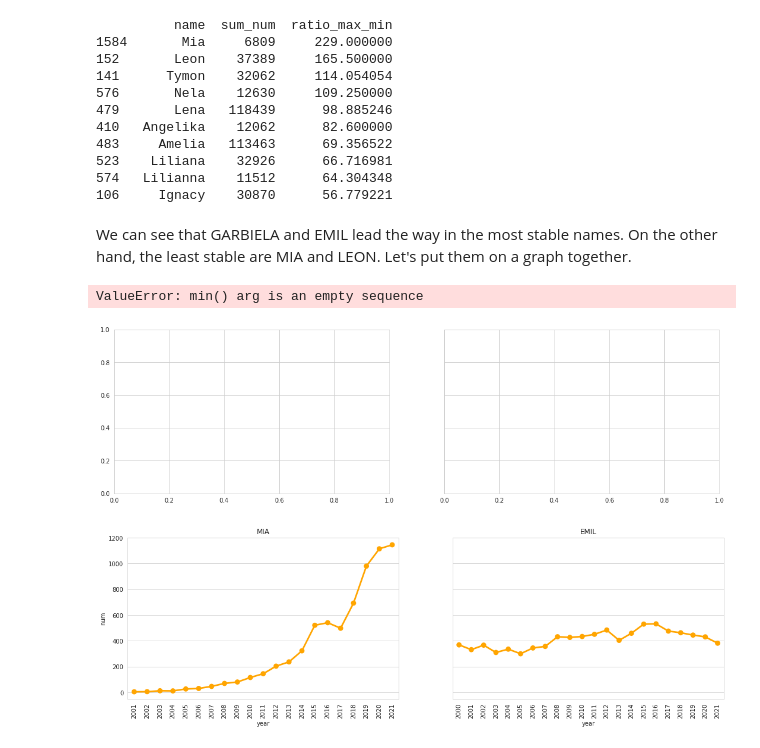
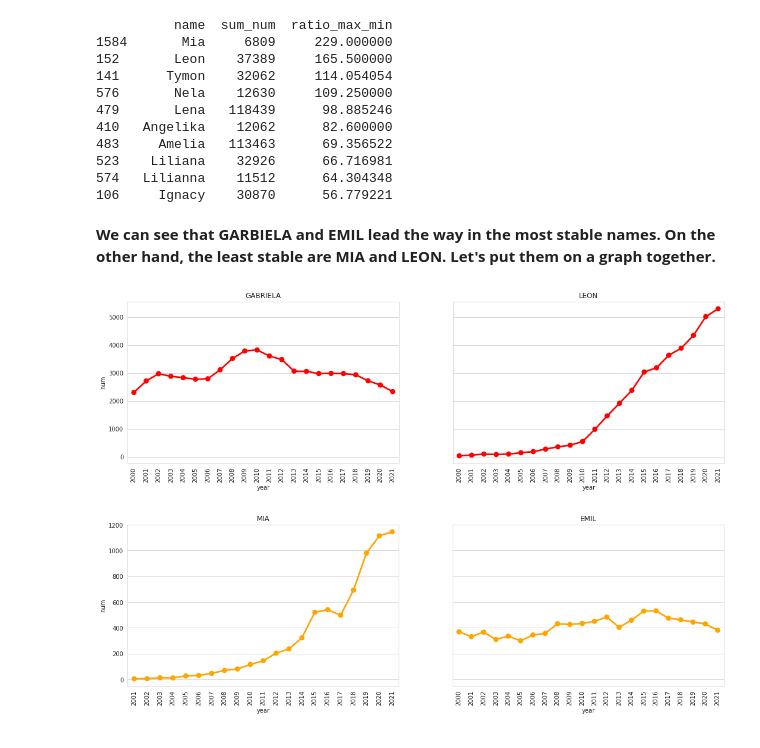
Before and after one commit to lucjanmadej/names_project, a Jupyter notebook: Names.ipynb, the cells around one changed output. Cells and saved outputs as stored; diff of their text form; code cells hidden in the pictures.

Commit message:
Change comments in MOST STABLE AND LEAST STABLE section according to PEP8. Fixed graphs not displaying.

```diff
--- a/Names.ipynb
+++ b/Names.ipynb
@@ -360,7 +360,13 @@ data_julia = names_2000_2021.loc[names_2000_2021['name'] == 'Julia']
 # Create function for subplot creation
 def subplot_func(data1, x1, y1, title1, data2, x2, y2, title2, color):
     '''Creates 2 pointplots with common y axis.
-    Takes following as parameters: data1, x1, y1, title1, data2, x2, y2, title2, color'''
+    Takes following as parameters:
+
+    data1, data2: datasets for plotting. (Dataframe in long format)
+    x1, y1, x2, y2: names of variables in data
+    title1, title2: titles of the graph
+    color: Color for all of the elements (matplotlib color)
+    '''
     # Create 2 axes objects
     # Two subplots with shared y axis
     fig, (ax0, ax1) = plt.subplots(nrows=1, ncols=2, figsize = (18,5), sharey = True)
@@ -442,16 +453,15 @@ print(least_stable)
 574   Lilianna    11512      64.304348
 106     Ignacy    30870      56.779221
 # %% [markdown]
-We can see that GARBIELA and EMIL lead the way in the most stable names. On the other hand, the least stable are MIA and LEON.
-Let's put them on a graph together.
+**We can see that GARBIELA and EMIL lead the way in the most stable names. On the other hand, the least stable are MIA and LEON.
+Let's put them on a graph together.**
 # %%
-#choose only data for name 'GARBIELA'
-data_gabriela = names_2000_2021.loc[names_2000_2021['name'] == 'GABRIELA']
-#choose only data for name 'LEON'
-data_leon = names_2000_2021.loc[names_2000_2021['name'] == 'LEON']
-#create a subplot
+# Create a subset only for the name 'Gabriela'
+data_gabriela = names_2000_2021.loc[names_2000_2021['name'] == 'Gabriela']
+# Create a subset only for the name 'Leon'
+data_leon = names_2000_2021.loc[names_2000_2021['name'] == 'Leon']
+# Create a subplot for Gabriela and Leon
 subplot_func(data_gabriela, 'year', 'num', 'GABRIELA', data_leon, 'year', 'num', 'LEON', color = 'red')
 # %% [output]
-ValueError: min() arg is an empty sequence
-[figure, old version]
+[figure, new version]
 # %%
```
Also changed, not shown: parts of 7 cells of this notebook.
